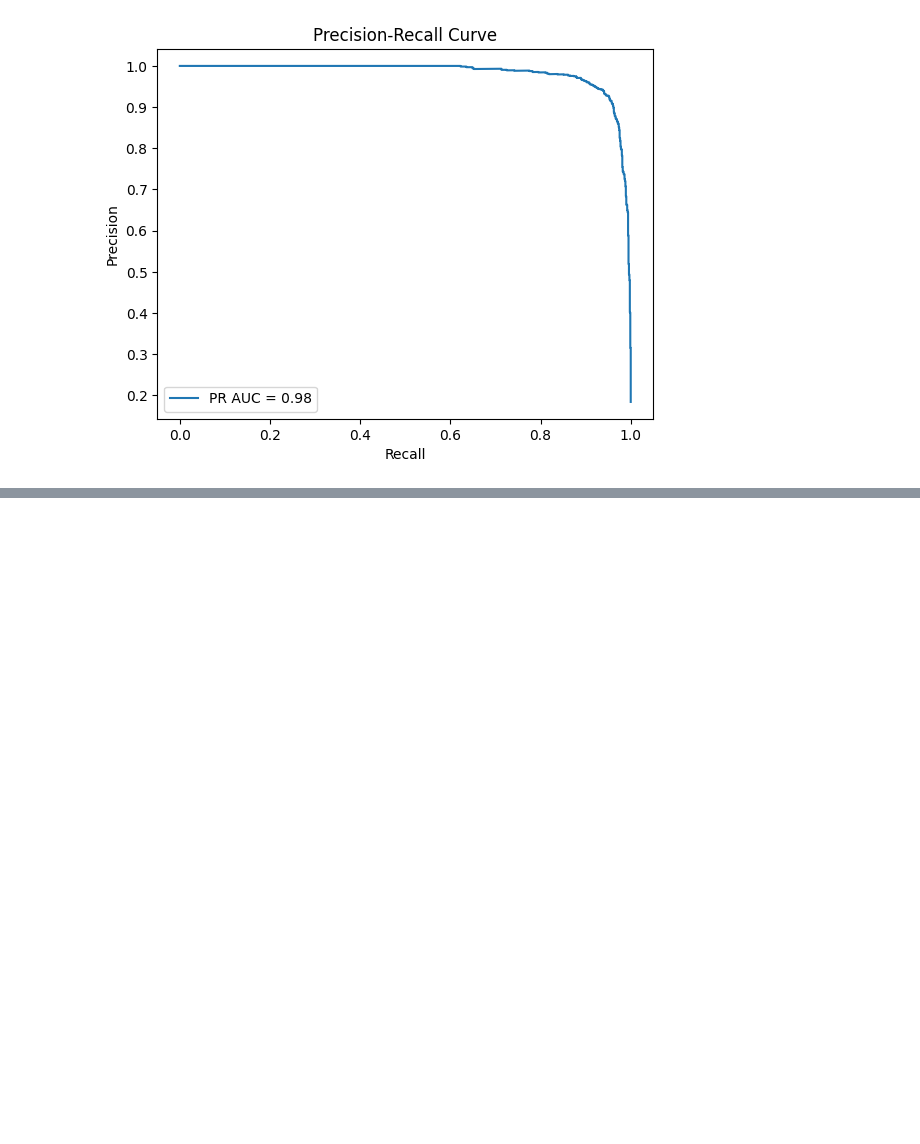
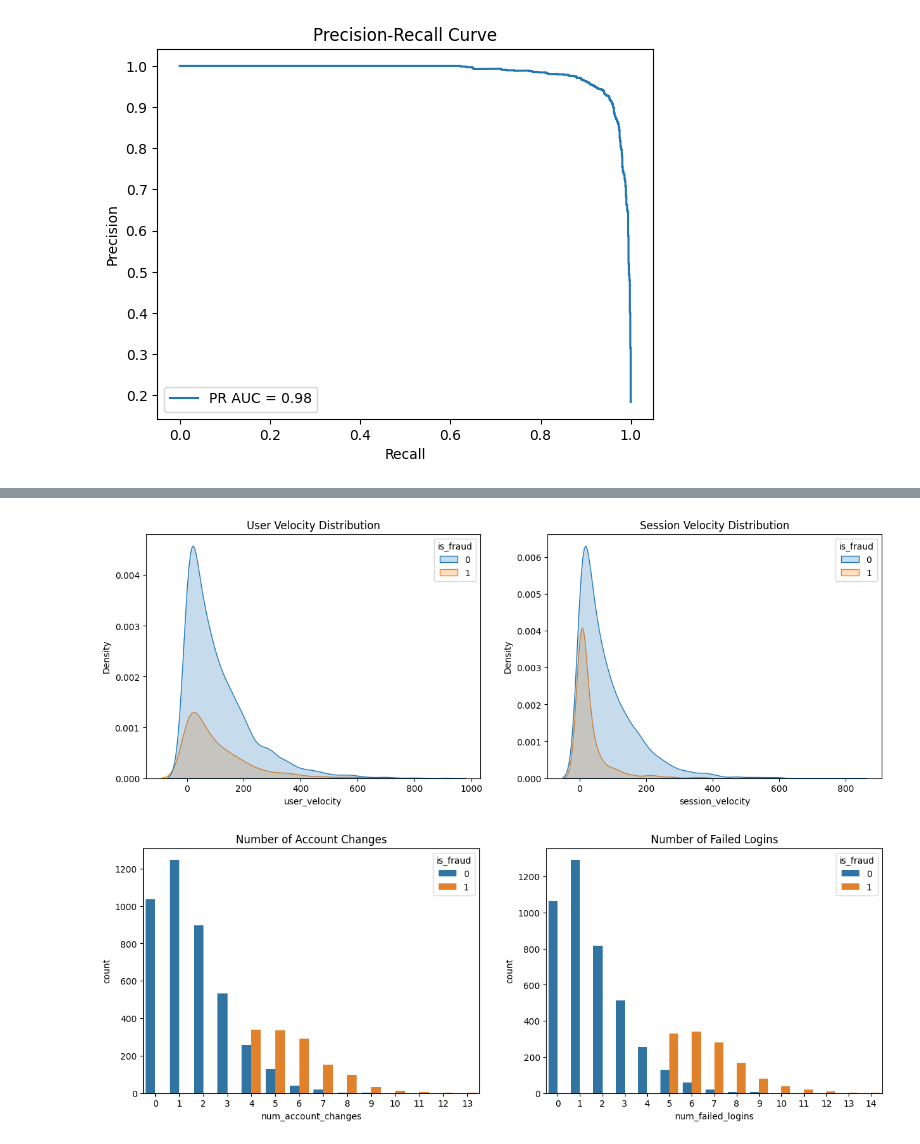
Before and after one commit to nockbarry/ExampleNotebooks, a Jupyter notebook: GNN.ipynb, the cells around one changed output, grey strips where cells are left out. Cells and saved outputs as stored; diff of their text form; code cells hidden in the pictures; blank space fills up the shorter version.

```diff
--- a/GNN.ipynb
+++ b/GNN.ipynb
@@ -1689,0 +655,36 @@ ValueError: Encountered invalid 'dim_size' (got '300' but expected >= '5541')
+# %%
+import matplotlib.pyplot as plt
+import seaborn as sns
+
+# Convert event labels to DataFrame
+events_df['is_fraud'] = data['event'].y.numpy()
+
+# Visualize distributions of key features
+plt.figure(figsize=(15, 5))
+
+# Velocity comparison
+plt.subplot(1, 2, 1)
+sns.kdeplot(data=events_df, x='user_velocity', hue='is_fraud', fill=True)
+plt.title('User Velocity Distribution')
+
+plt.subplot(1, 2, 2)
+sns.kdeplot(data=events_df, x='session_velocity', hue='is_fraud', fill=True)
+plt.title('Session Velocity Distribution')
+
+plt.show()
+
+# Count-based features comparison
+plt.figure(figsize=(15, 5))
+
+plt.subplot(1, 2, 1)
+sns.countplot(data=events_df, x='num_account_changes', hue='is_fraud')
+plt.title('Number of Account Changes')
+
+plt.subplot(1, 2, 2)
+sns.countplot(data=events_df, x='num_failed_logins', hue='is_fraud')
+plt.title('Number of Failed Logins')
+
+plt.show()
+# %% [output]
+[figure, added]
+[figure, added]
```
Also changed, not shown: parts of 19 cells of this notebook.
